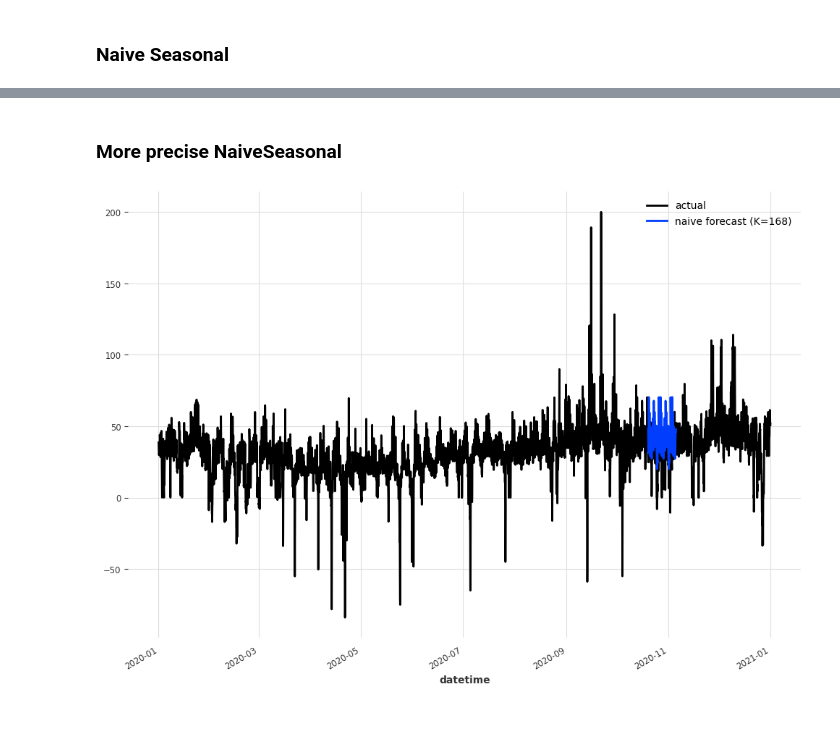
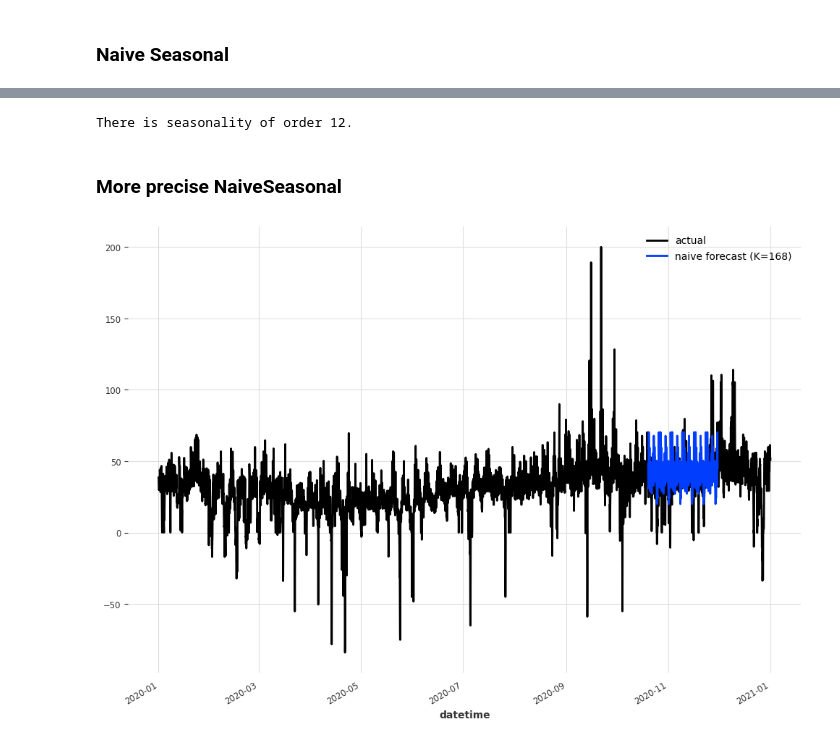
Before and after one commit to M-123-456/team-6-energy-costs, a Jupyter notebook: correlationBekki.ipynb, the cells around one changed output, grey strips where cells are left out. Cells and saved outputs as stored; diff of their text form; code cells hidden in the pictures.

```diff
--- a/correlationBekki.ipynb
+++ b/correlationBekki.ipynb
@@ -704,13 +684,20 @@ naive_forecast.plot(label="naive forecast (K=1)")
+# %%
+for m in range(2, 25):
+    is_seasonal, period = check_seasonality(train, m=m, alpha=0.05)
+    if is_seasonal:
+        print("There is seasonality of order {}.".format(period))
+# %% [output]
+There is seasonality of order 12.
 # %% [markdown]
 ### More precise NaiveSeasonal
 # %%
 #Takes autokorrelation, seasonality: 168 for weekly, 96 for daily
 
 seasonal_model = NaiveSeasonal(K=168)
 seasonal_model.fit(train)
-seasonal_forecast = seasonal_model.predict(400)
+seasonal_forecast = seasonal_model.predict(1000)
 
 series.plot(label="actual")
 seasonal_forecast.plot(label="naive forecast (K=168)")
 # %% [output]
-[figure, old version]
+[figure, new version]
```
Also changed, not shown: parts of 35 cells of this notebook.
